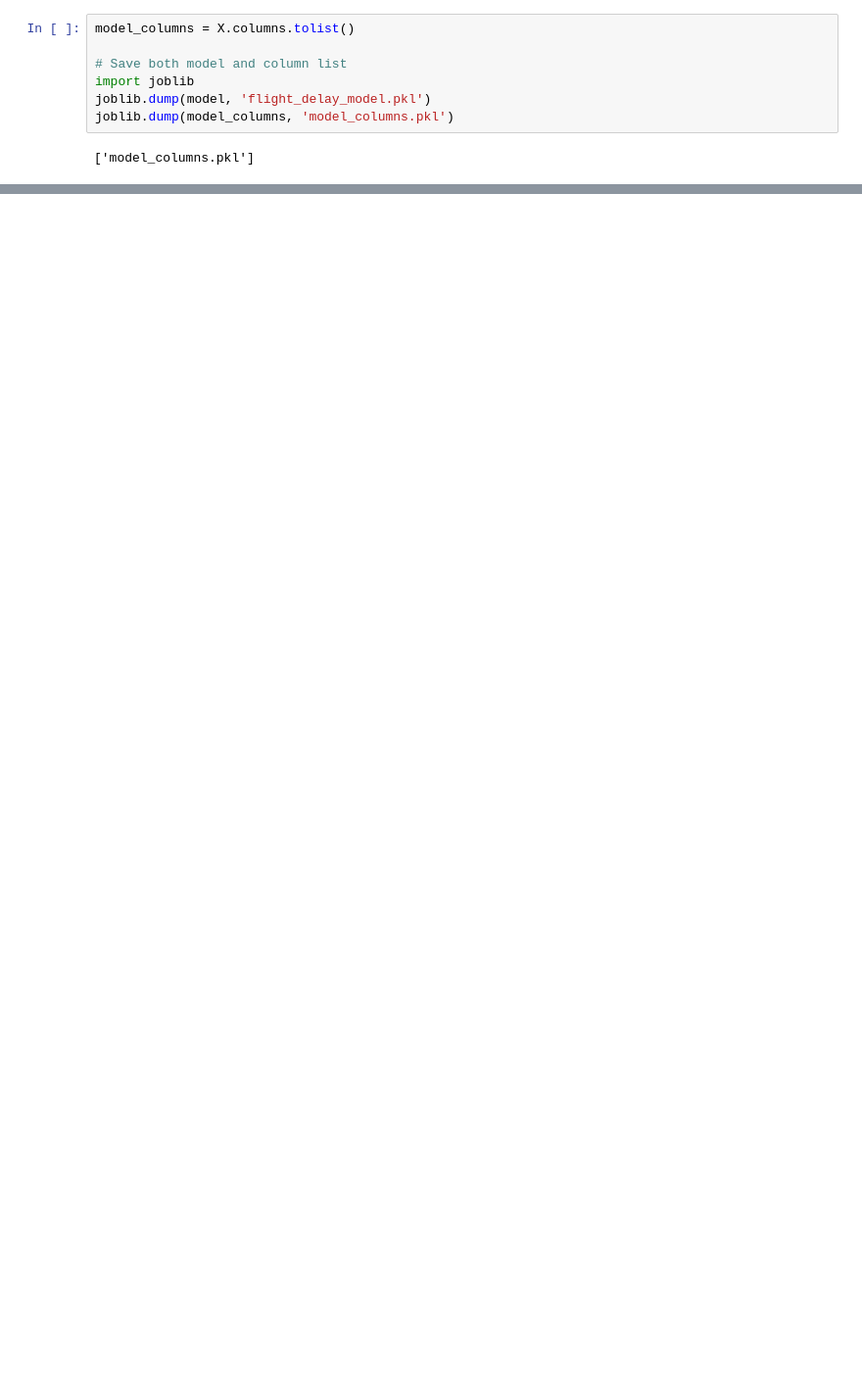
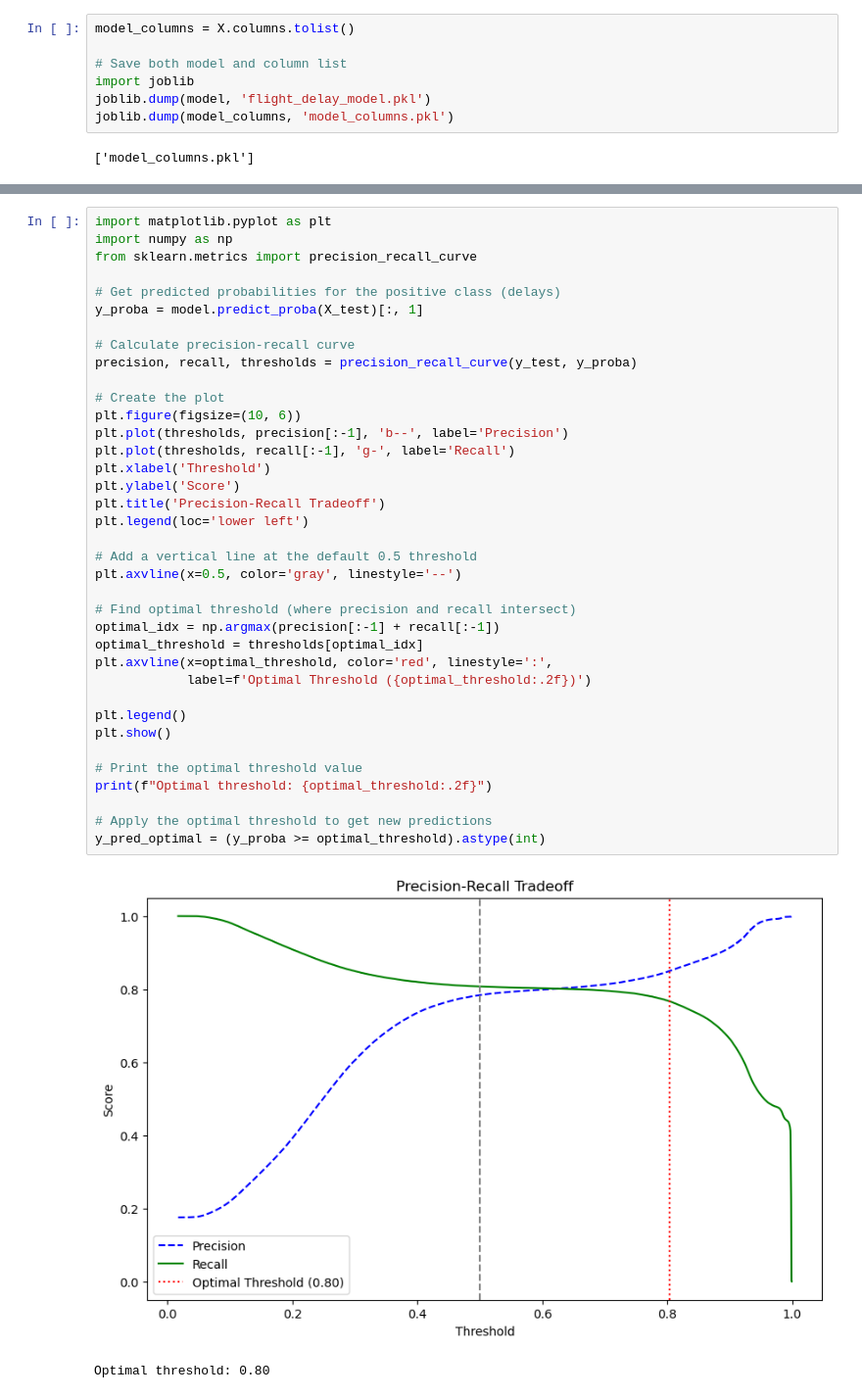
Before and after one commit to vishwa-aloka-16/FlyCast, a Jupyter notebook: model/flight_delay_prediction.ipynb, the cells around one changed output, grey strips where cells are left out. Shown: that part at 98% size. Saved outputs shown, nothing was run; the diff lists cells and outputs as text; blank space fills up the shorter version.

```diff
--- a/model/flight_delay_prediction.ipynb
+++ b/model/flight_delay_prediction.ipynb
@@ -145,0 +189,40 @@ joblib.dump(model_columns, 'model_columns.pkl')
+# %%
+import matplotlib.pyplot as plt
+import numpy as np
+from sklearn.metrics import precision_recall_curve
+
+# Get predicted probabilities for the positive class (delays)
+y_proba = model.predict_proba(X_test)[:, 1]
+
+# Calculate precision-recall curve
+precision, recall, thresholds = precision_recall_curve(y_test, y_proba)
+
+# Create the plot
+plt.figure(figsize=(10, 6))
+plt.plot(thresholds, precision[:-1], 'b--', label='Precision')
+plt.plot(thresholds, recall[:-1], 'g-', label='Recall')
+plt.xlabel('Threshold')
+plt.ylabel('Score')
+plt.title('Precision-Recall Tradeoff')
+plt.legend(loc='lower left')
+
+# Add a vertical line at the default 0.5 threshold
+plt.axvline(x=0.5, color='gray', linestyle='--')
+
+# Find optimal threshold (where precision and recall intersect)
+optimal_idx = np.argmax(precision[:-1] + recall[:-1])
+optimal_threshold = thresholds[optimal_idx]
+plt.axvline(x=optimal_threshold, color='red', linestyle=':',
+            label=f'Optimal Threshold ({optimal_threshold:.2f})')
+
+plt.legend()
+plt.show()
+
+# Print the optimal threshold value
+print(f"Optimal threshold: {optimal_threshold:.2f}")
+
+# Apply the optimal threshold to get new predictions
+y_pred_optimal = (y_proba >= optimal_threshold).astype(int)
+# %% [output]
+[figure, added]
+Optimal threshold: 0.80
```
Also changed, not shown: parts of 7 cells of this notebook, 2 other files.
